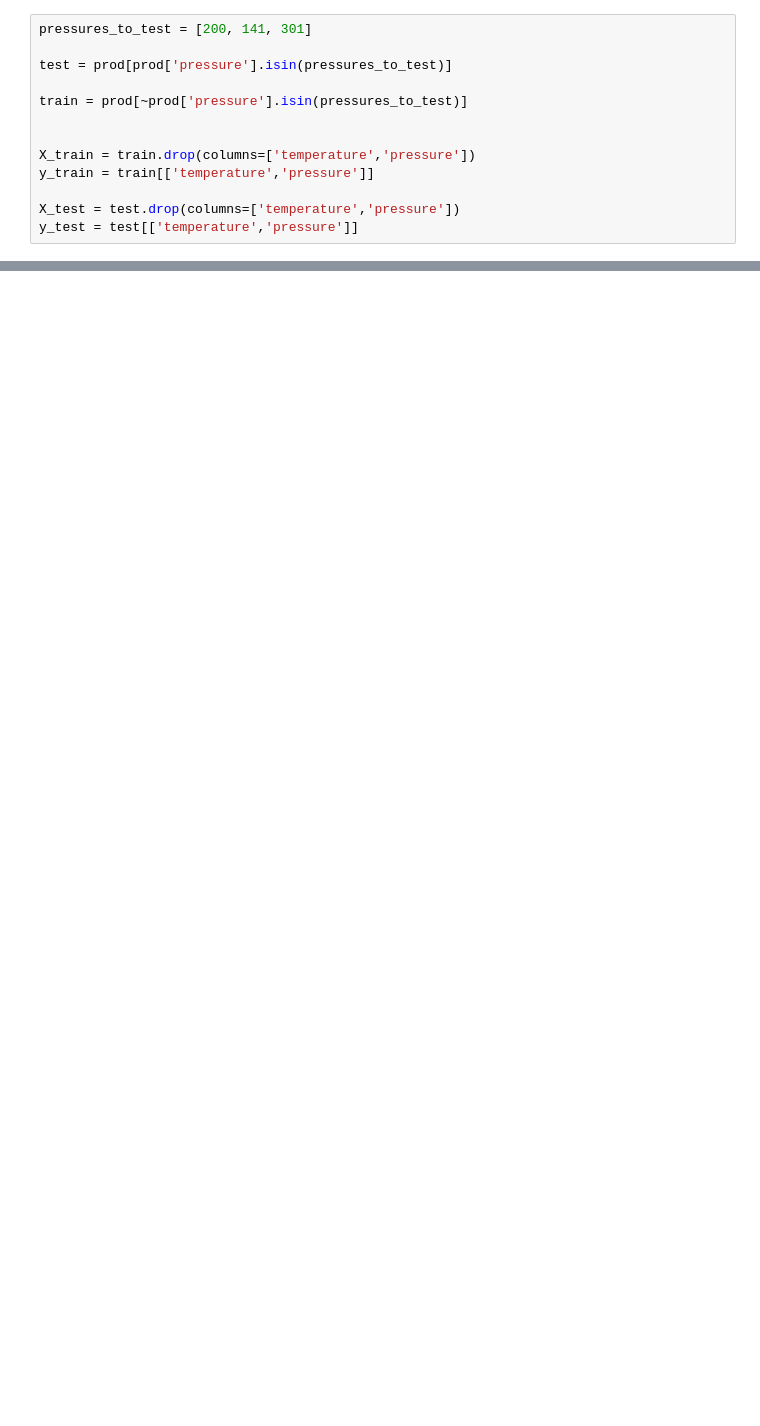
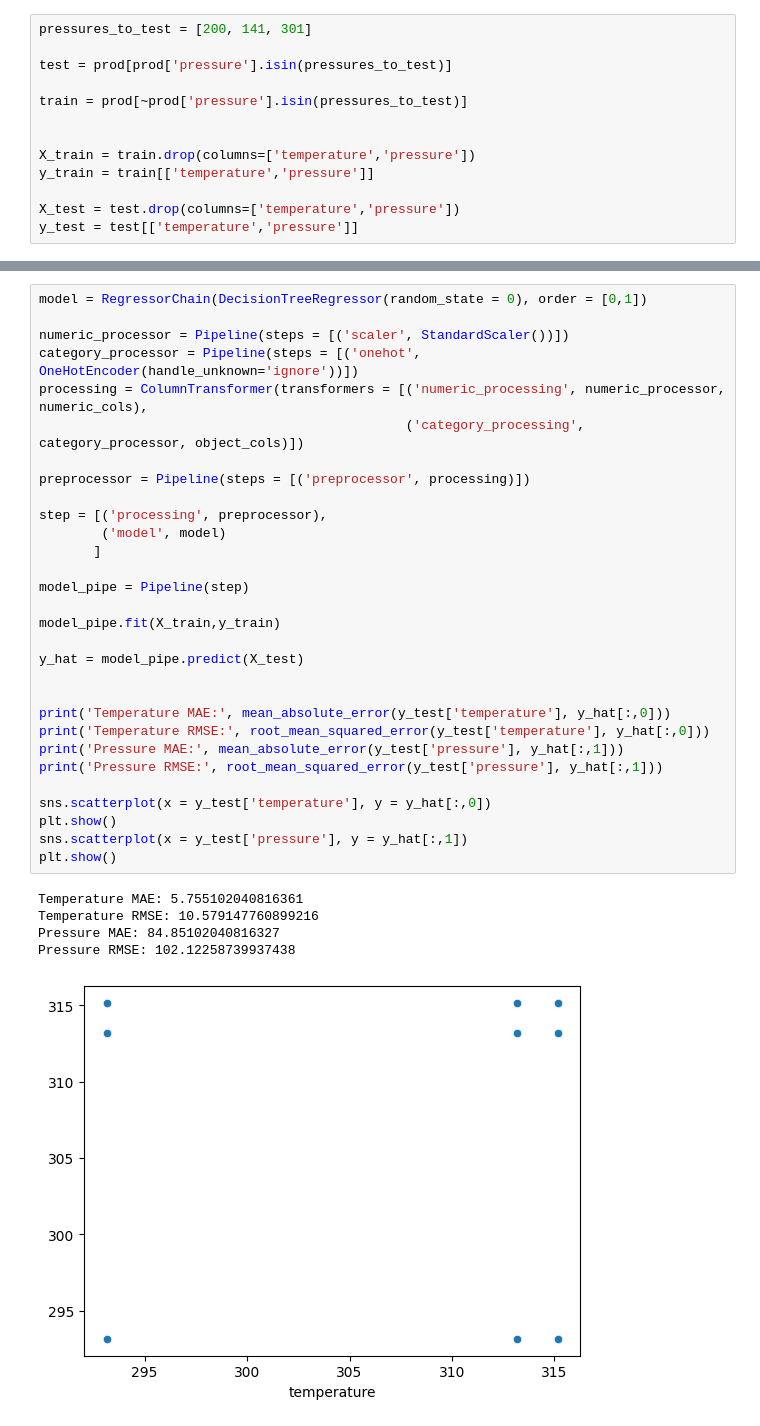
Before and after one commit to Alexandre-Esposte/LineProphet-Machine-Learning-for-Spectral-Attributes, a Jupyter notebook: nbs/ML_modeling.ipynb, the cells around one changed output, grey strips where cells are left out. Drawn from its saved outputs; the diff is of its cells as text; blank space fills up the shorter version.

```diff
--- a/nbs/ML_modeling.ipynb
+++ b/nbs/ML_modeling.ipynb
@@ -695,0 +396,36 @@ array([[293.15 , 104.203],
+# %%
+model = RegressorChain(DecisionTreeRegressor(random_state = 0), order = [0,1])
+
+numeric_processor = Pipeline(steps = [('scaler', StandardScaler())])
+category_processor = Pipeline(steps = [('onehot', OneHotEncoder(handle_unknown='ignore'))])
+processing = ColumnTransformer(transformers = [('numeric_processing', numeric_processor, numeric_cols),
+                                               ('category_processing', category_processor, object_cols)])
+
+preprocessor = Pipeline(steps = [('preprocessor', processing)])
+
+step = [('processing', preprocessor),
+        ('model', model)
+       ]
+
+model_pipe = Pipeline(step)
+
+model_pipe.fit(X_train,y_train)
+
+y_hat = model_pipe.predict(X_test)
+
+
+print('Temperature MAE:', mean_absolute_error(y_test['temperature'], y_hat[:,0]))
+print('Temperature RMSE:', root_mean_squared_error(y_test['temperature'], y_hat[:,0]))
+print('Pressure MAE:', mean_absolute_error(y_test['pressure'], y_hat[:,1]))
+print('Pressure RMSE:', root_mean_squared_error(y_test['pressure'], y_hat[:,1]))
+
+sns.scatterplot(x = y_test['temperature'], y = y_hat[:,0])
+plt.show()
+sns.scatterplot(x = y_test['pressure'], y = y_hat[:,1])
+plt.show()
+# %% [output]
+Temperature MAE: 5.755102040816361
+Temperature RMSE: 10.579147760899216
+Pressure MAE: 84.85102040816327
+Pressure RMSE: 102.12258739937438
+[figure, added]
```
Also changed, not shown: parts of 29 cells of this notebook, 3 other files.
